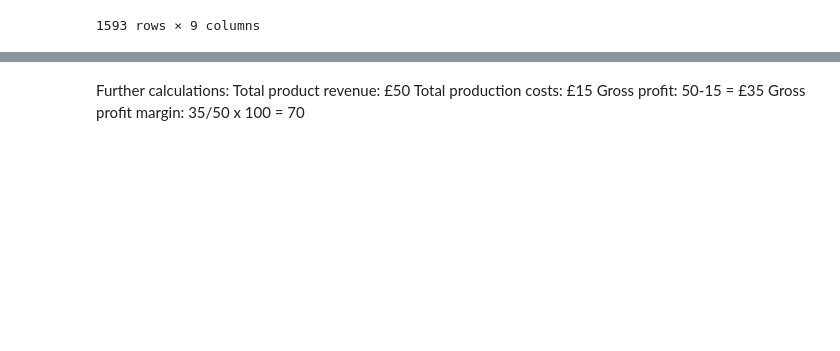
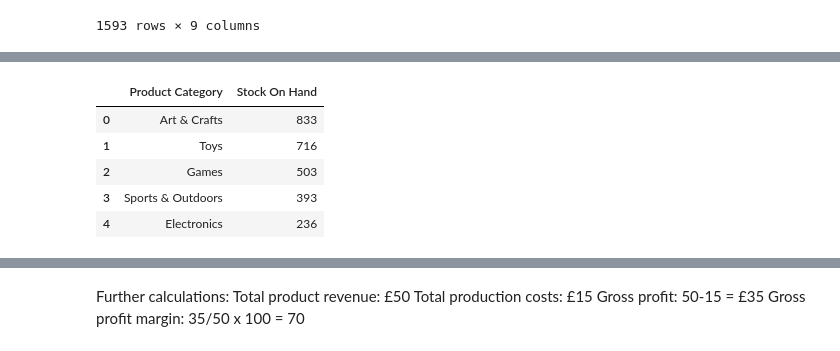
Before and after one commit to Lunczer93/Python_Project_2_Mexico_Toy_Sales, a Jupyter notebook: Python Project 2 Mexico Toy Sales.ipynb, the cells around one changed output, grey strips where cells are left out. Saved outputs shown, nothing was run; the diff lists cells and outputs as text; code cells hidden in the pictures; blank space fills up the shorter version.

```diff
--- a/Python Project 2 Mexico Toy Sales.ipynb
+++ b/Python Project 2 Mexico Toy Sales.ipynb
@@ -447,0 +529,11 @@ dfMergedLeftStoredAndProductToInventory
+# %%
+Top3ProductCategory=dfMergedLeftStoredAndProductToInventory.groupby(['Store City','Product Category'])['Stock On Hand'].agg("sum").to_frame()
+x =Top3ProductCategory.loc['Cuidad de Mexico'].sort_values(by='Stock On Hand',ascending=False).reset_index()
+x
+# %% [output]
+|  | Product Category | Stock On Hand |
+| 0 | Art & Crafts | 833 |
+| 1 | Toys | 716 |
+| 2 | Games | 503 |
+| 3 | Sports & Outdoors | 393 |
+| 4 | Electronics | 236 |
```
Also changed, not shown: parts of 21 cells of this notebook.
